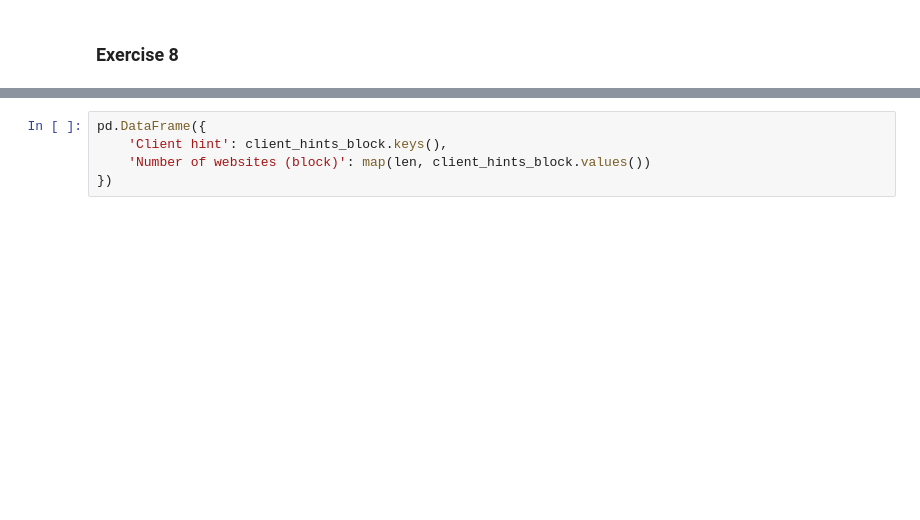
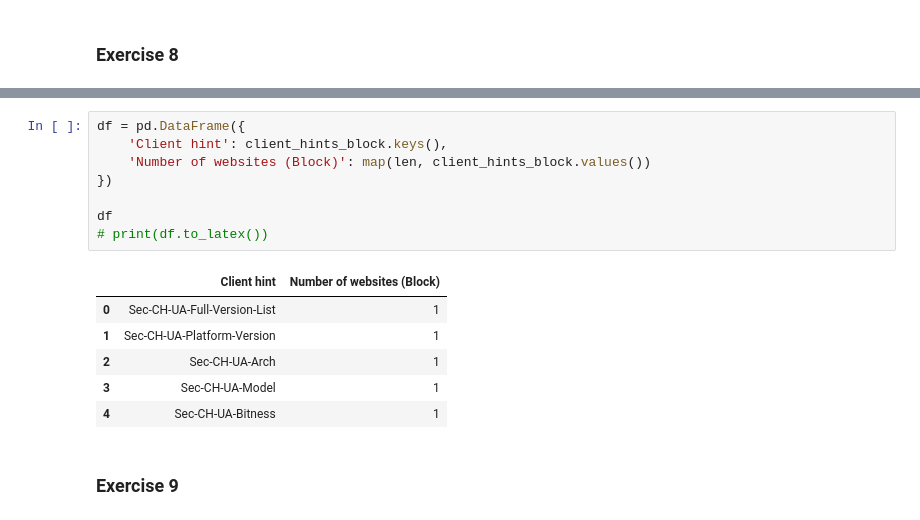
Before and after one commit to Borroot/tracking-crawler, a Jupyter notebook: analysis/analysis.ipynb, the cells around one changed output, grey strips where cells are left out. Drawn from its saved outputs; the diff is of its cells as text; blank space fills up the shorter version.

```diff
--- a/analysis/assignment2_analysis.ipynb
+++ b/analysis/analysis.ipynb
@@ -508,7 +507,19 @@ pd.DataFrame({
 | 3 | Sec-CH-UA-Model | 1 |
 | 4 | Sec-CH-UA-Bitness | 1 |
 # %%
-pd.DataFrame({
+df = pd.DataFrame({
     'Client hint': client_hints_block.keys(),
-    'Number of websites (block)': map(len, client_hints_block.values())
+    'Number of websites (Block)': map(len, client_hints_block.values())
 })
+
+df
+# print(df.to_latex())
+# %% [output]
+|  | Client hint | Number of websites (Block) |
+| 0 | Sec-CH-UA-Full-Version-List | 1 |
+| 1 | Sec-CH-UA-Platform-Version | 1 |
+| 2 | Sec-CH-UA-Arch | 1 |
+| 3 | Sec-CH-UA-Model | 1 |
+| 4 | Sec-CH-UA-Bitness | 1 |
+# %% [markdown]
+### Exercise 9
```
Also changed, not shown: parts of 20 cells of this notebook, 3 other files.
